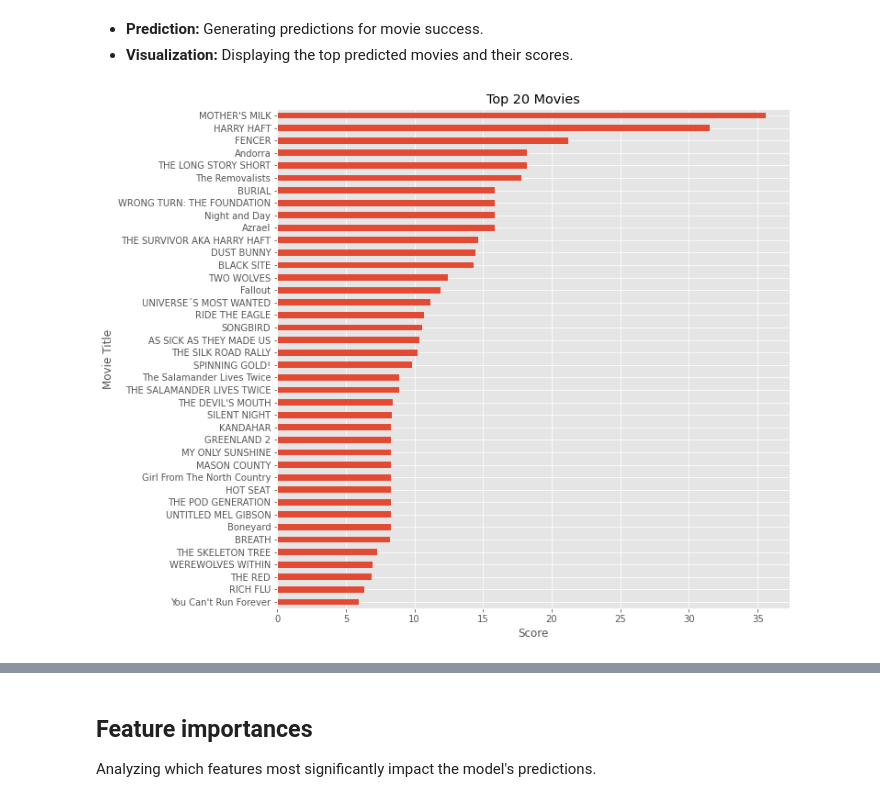
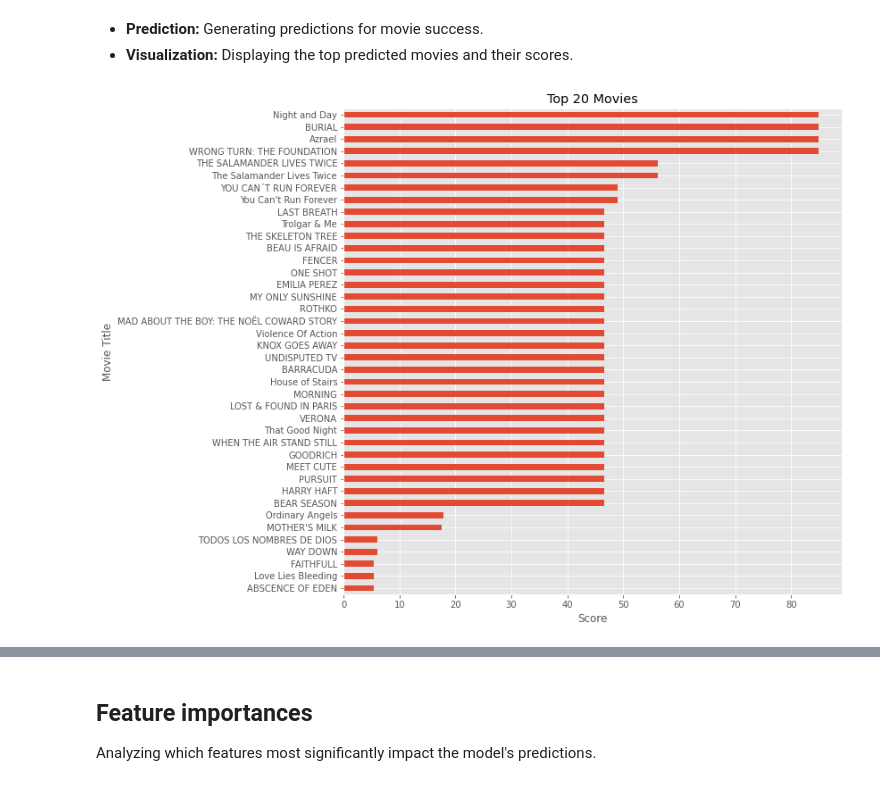
Before and after one commit to AlexCodeGlider/filmStreamingForecast, a Jupyter notebook: model.ipynb, the cells around one changed output, grey strips where cells are left out. Drawn from its saved outputs; the diff is of its cells as text; code cells hidden in the pictures.

Commit message:
Predicting with trained model

```diff
--- a/model.ipynb
+++ b/model.ipynb
@@ -266,9 +266,10 @@ Total number of keywords extracted: 15664
 - **Hyper-parameter Tuning:** Using LightGBM for parameter tuning to optimize the model.
 # %%
 X_data, y_data, X_pred, col_names = encode(local_df, pred_set)
-lgbm_results = get_lgbm_params(X_data, y_data)
+lgbm_results, model_list = get_lgbm_params(X_data, y_data)
 best_params = lgbm_results['parameters'].iloc[lgbm_results['rmse'].idxmin()]
 best_iter = lgbm_results['best_iteration'].iloc[lgbm_results['rmse'].idxmin()]
+best_model = model_list[lgbm_results['rmse'].idxmin()]
 lgbm_results.sort_values("rmse", ascending=True, axis=0).head()
 # %% [output]
 Random search start...
@@ -284,24 +285,24 @@ Random search start...
 - **Prediction:** Generating predictions for movie success.
 - **Visualization:** Displaying the top predicted movies and their scores.
 # %%
-y_pred, gbm = predict(X_data, y_data, X_pred, best_params)
+y_pred = best_model.predict(X_pred, num_iteration=best_iter)
 pred_set['score'] = y_pred
 cols2use = ['title', 'score', 'plot_score', 'genre_1', 'genre_2', 'plot']
 results = pred_set[cols2use + [col for col in pred_set.columns if 'talent_total_role_score' in col]]
 results = results.merge(pred_metadata, on='title')
 
 # Re-arrange the columns of the 'output' dataframe such that the 'ACTOR' column is followed by the 'talent_total_score_ACTOR', the 'PRODUCER' column is followed by the 'talent_total_score_PRODUCER', and so on.
 results = results[['title', 'score', 'plot_score', 'genre_1', 'genre_2', 'plot'] + [col for col in results.columns if 'DIRECTOR' in col] + [col for col in results.columns if 'ACTOR' in col] + [col for col in results.columns if 'PRODUCER' in col] + [col for col in results.columns if 'WRITER' in col]]
 results.sort_values('score', ascending=False, inplace=True)
 # Plot the top 20 movies
 results.head(40).plot(x='title', y='score', kind='barh', figsize=(10, 10), legend=False)
 plt.gca().invert_yaxis()
 plt.xlabel('Score')
 plt.ylabel('Movie Title')
 plt.title('Top 20 Movies')
 plt.show()
 # %% [output]
-[figure, old version]
+[figure, new version]
 # %%
 results.head(20)
 # %% [output]
```
Also changed, not shown: parts of 3 cells of this notebook, 1 other file.
